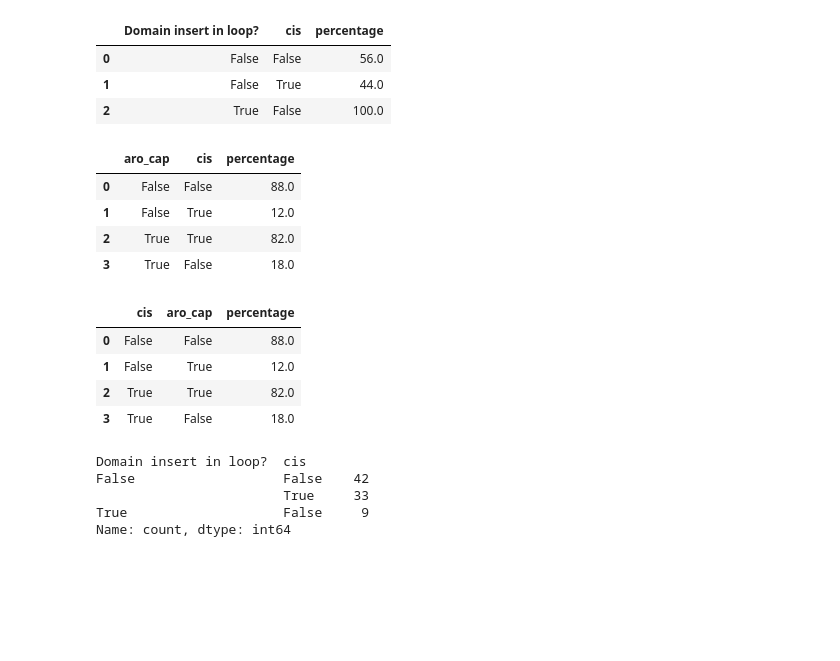
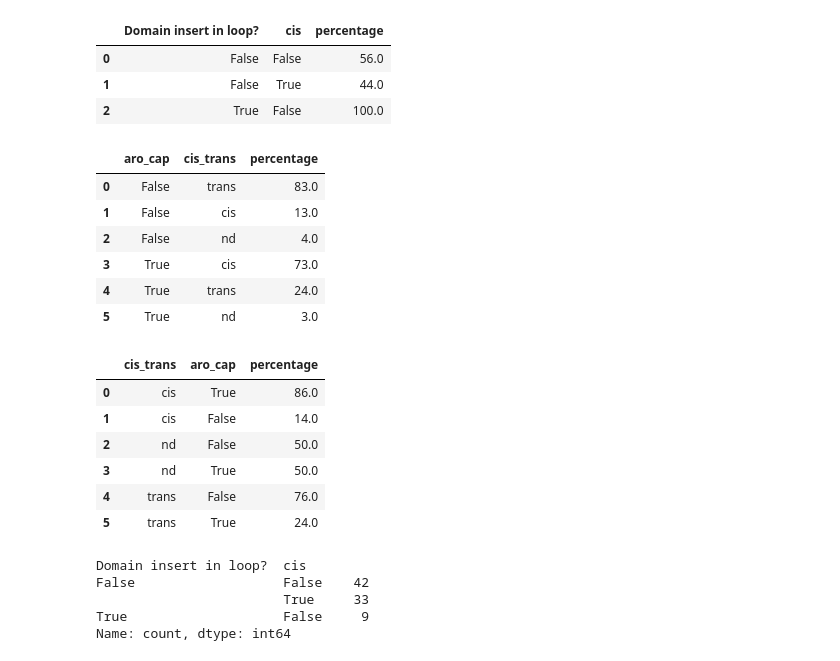
Before and after one commit to FranceCosta/isopeptide_bonds_global_survey, a Jupyter notebook: notebooks/20241212_analyseDataset_v2.ipynb, the cells around one changed output. Cells and saved outputs as stored; diff of their text form; code cells hidden in the pictures; blank space fills up the shorter version.

```diff
--- a/notebooks/20241212_analyseDataset_v2.ipynb
+++ b/notebooks/20241212_analyseDataset_v2.ipynb
@@ -29,10 +29,6 @@ table_df = pd.read_csv(TABLE)
 pdb_df["isopep_sequence"] = pdb_df.apply(get_sequence, pdb=True, axis=1)
 af_df["isopep_sequence"] = af_df.apply(get_sequence, pdb=False, axis=1)
 af_templates_df["isopep_sequence"] = af_templates_df.apply(get_sequence, pdb=False, axis=1)
-
-# Add cis info
-pdb_df["cis"] = False
-pdb_df.loc[(pdb_df["pseudo_omega"]>=-60)&(pdb_df["pseudo_omega"]<=60), "cis"] = True
 # %% [markdown]
 ## Pfam domain mapping
 # %%
@@ -363,29 +392,33 @@ analysis_df.groupby("Domain insert in loop?")["cis"] \
 | 1 | False | True | 44.0 |
 | 2 | True | False | 100.0 |
 # %%
-analysis_df.groupby("aro_cap")["cis"] \
+analysis_df.fillna("nd").groupby("aro_cap")["cis_trans"] \
     .value_counts(normalize=True) \
     .mul(100) \
     .rename("percentage") \
     .reset_index().round()
 # %% [output]
-|  | aro_cap | cis | percentage |
-| 0 | False | False | 88.0 |
-| 1 | False | True | 12.0 |
-| 2 | True | True | 82.0 |
-| 3 | True | False | 18.0 |
+|  | aro_cap | cis_trans | percentage |
+| 0 | False | trans | 83.0 |
+| 1 | False | cis | 13.0 |
+| 2 | False | nd | 4.0 |
+| 3 | True | cis | 73.0 |
+| 4 | True | trans | 24.0 |
+| 5 | True | nd | 3.0 |
 # %%
-analysis_df.groupby("cis")["aro_cap"] \
+analysis_df.fillna("nd").groupby("cis_trans")["aro_cap"] \
     .value_counts(normalize=True) \
     .mul(100) \
     .rename("percentage") \
     .reset_index().round()
 # %% [output]
-|  | cis | aro_cap | percentage |
-| 0 | False | False | 88.0 |
-| 1 | False | True | 12.0 |
-| 2 | True | True | 82.0 |
-| 3 | True | False | 18.0 |
+|  | cis_trans | aro_cap | percentage |
+| 0 | cis | True | 86.0 |
+| 1 | cis | False | 14.0 |
+| 2 | nd | False | 50.0 |
+| 3 | nd | True | 50.0 |
+| 4 | trans | False | 76.0 |
+| 5 | trans | True | 24.0 |
 # %%
 analysis_df.groupby("Domain insert in loop?")["cis"] \
     .value_counts(normalize=False)
```
Also changed, not shown: parts of 10 cells of this notebook, 7 other files.
